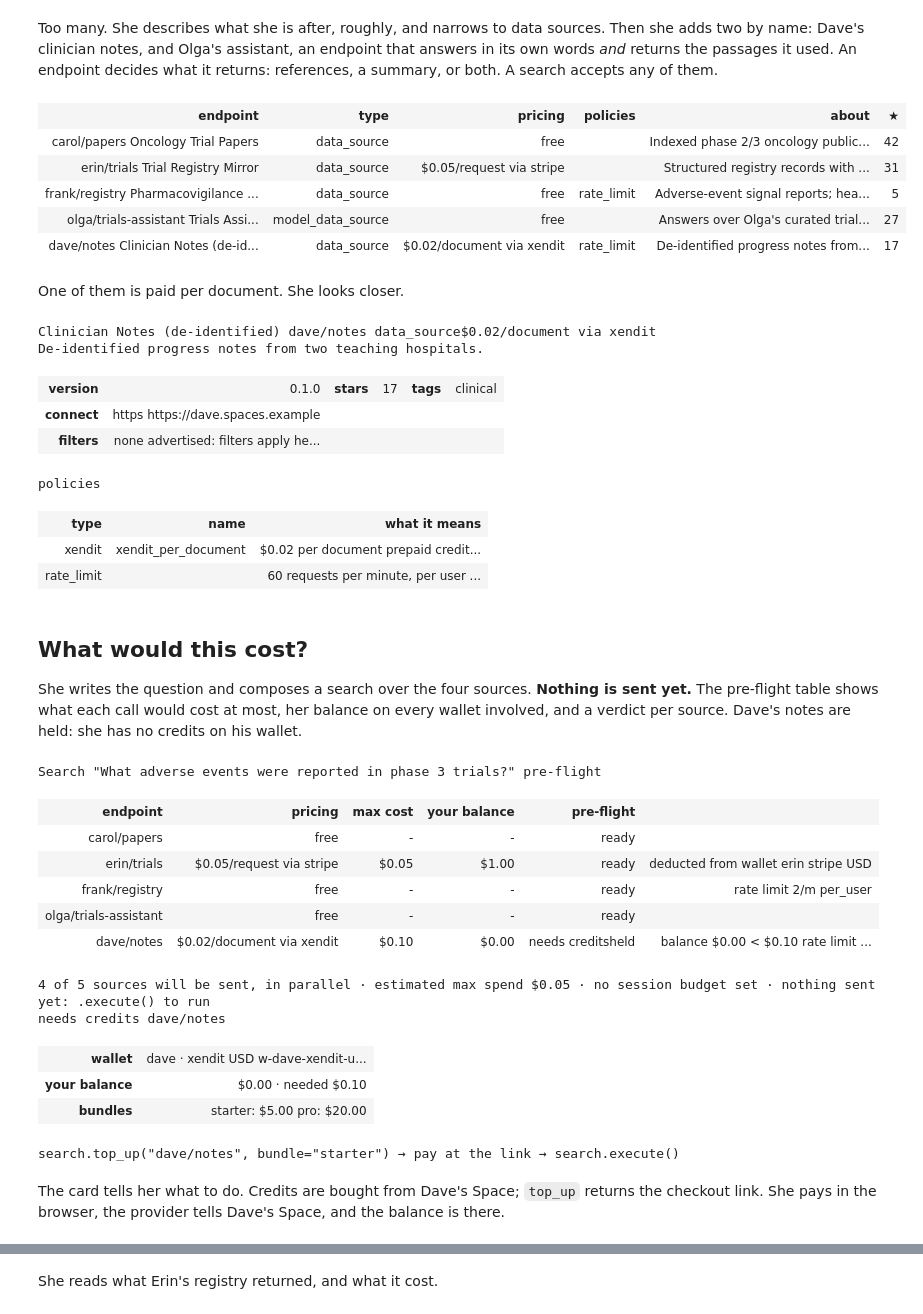
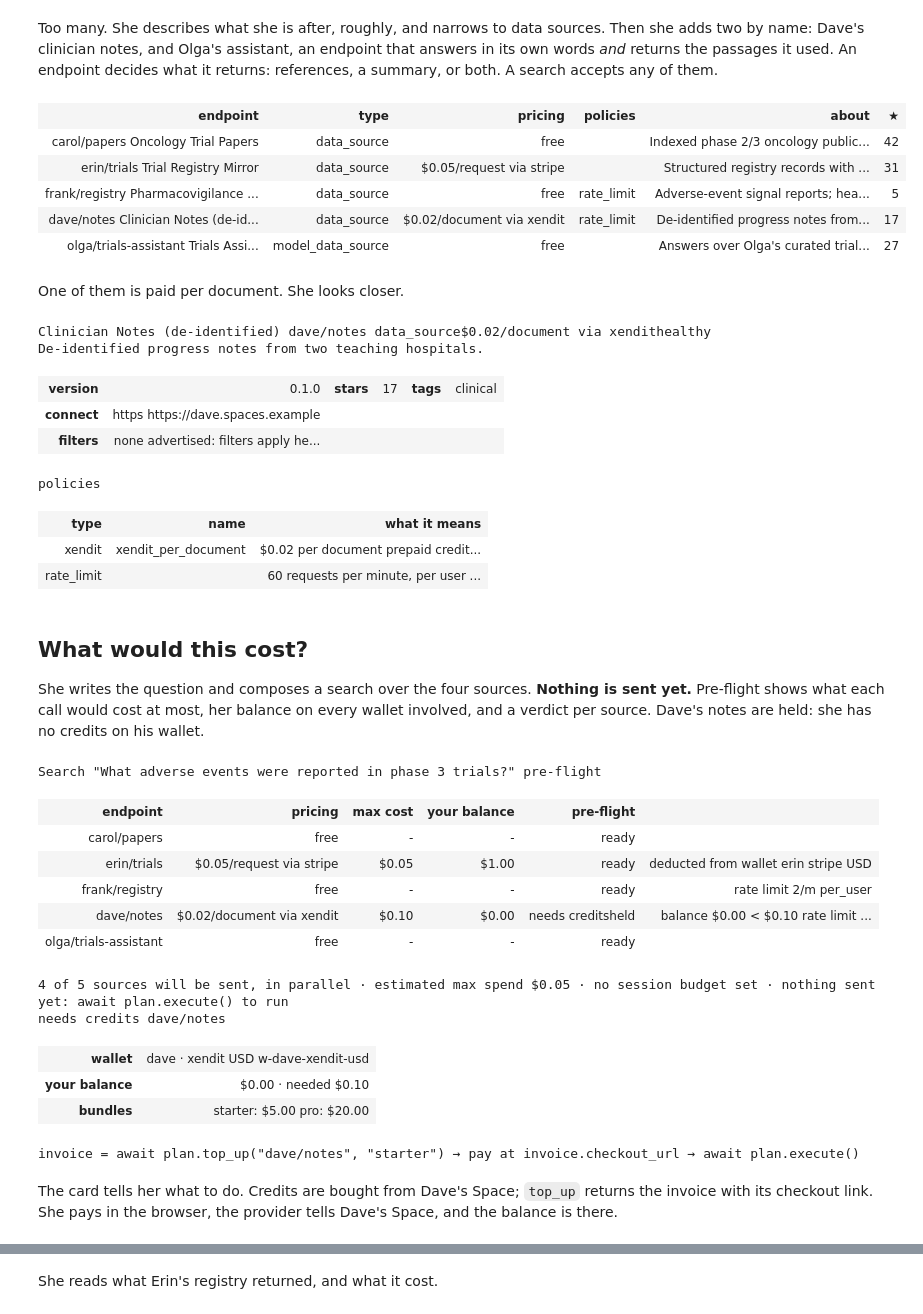
Before and after one commit to OpenMined/syfthub, a Jupyter notebook: sdk/v2/python/story.ipynb, the cells around one changed output, grey strips where cells are left out. Saved outputs shown, nothing was run; the diff lists cells and outputs as text; code cells hidden in the pictures.

```diff
--- a/sdk/v2/python/story.ipynb
+++ b/sdk/v2/python/story.ipynb
@@ -16,0 +9,8 @@ Signed in as alice alice@example.com password
+# %%
+import syfthub
+from syfthub import AsyncHub, Options
+from syfthub.testing import World, MockTransport
+
+world = World()                                     # the mock's stand-in for the outside world
+hub = AsyncHub(options=Options(http_client=MockTransport(world)))
+await hub.login(username="alice", password="secret")
@@ -39,0 +25,3 @@ hub.browse()
+# %%
+eps = await hub.endpoints.list()
+eps
@@ -42,22 +46,21 @@ Too many. She describes what she is after, roughly, and narrows to data sources.
 clinician notes, and Olga's assistant, an endpoint that answers in its own words *and* returns the passages it used.
 An endpoint decides what it returns: references, a summary, or both. A search accepts any of them.
 # %%
-picked = (hub.browse().matching("trial adverse events").filter(type="data_source")
-          + hub.browse().pick("dave/notes", "olga/trials-assistant"))
+picked = eps.matching("trial adverse events").filter(type="data_source") + eps.pick("dave/notes", "olga/trials-assistant")
 picked
 # %% [output]
 | endpoint | type | pricing | policies | about | ★ |
 | carol/papers Oncology Trial Papers | data_source | free |  | Indexed phase 2/3 oncology public... | 42 |
 | erin/trials Trial Registry Mirror | data_source | $0.05/request via stripe |  | Structured registry records with ... | 31 |
 | frank/registry Pharmacovigilance ... | data_source | free | rate_limit | Adverse-event signal reports; hea... | 5 |
+| dave/notes Clinician Notes (de-id... | data_source | $0.02/document via xendit | rate_limit | De-identified progress notes from... | 17 |
 | olga/trials-assistant Trials Assi... | model_data_source | free |  | Answers over Olga's curated trial... | 27 |
-| dave/notes Clinician Notes (de-id... | data_source | $0.02/document via xendit | rate_limit | De-identified progress notes from... | 17 |
 # %% [markdown]
 One of them is paid per document. She looks closer.
 # %%
-hub.get("dave/notes")
+await hub.endpoints.get("dave/notes")
 # %% [output]
-Clinician Notes (de-identified) dave/notes data_source$0.02/document via xendit
+Clinician Notes (de-identified) dave/notes data_source$0.02/document via xendithealthy
 De-identified progress notes from two teaching hospitals.
 | version | 0.1.0 | stars | 17 | tags | clinical |
 | connect | https https://dave.spaces.example |  |  |  |  |
@@ -69,27 +72,27 @@ policies
 # %% [markdown]
 ## What would this cost?
 
-She writes the question and composes a search over the four sources. **Nothing is sent yet.** The pre-flight table shows
-what each call would cost at most, her balance on every wallet involved, and a verdict per source. Dave's notes are held:
+She writes the question and composes a search over the four sources. **Nothing is sent yet.** Pre-flight shows what
+each call would cost at most, her balance on every wallet involved, and a verdict per source. Dave's notes are held:
 she has no credits on his wallet.
 # %%
-search = hub.search("What adverse events were reported in phase 3 trials?", sources=picked)
-search
+plan = hub.search("What adverse events were reported in phase 3 trials?", sources=picked)
+await plan.preflight()
 # %% [output]
 Search "What adverse events were reported in phase 3 trials?" pre-flight
 | endpoint | pricing | max cost | your balance | pre-flight |  |
 | carol/papers | free | - | - | ready |  |
 | erin/trials | $0.05/request via stripe | $0.05 | $1.00 | ready | deducted from wallet erin stripe USD |
 | frank/registry | free | - | - | ready | rate limit 2/m per_user |
+| dave/notes | $0.02/document via xendit | $0.10 | $0.00 | needs creditsheld | balance $0.00 < $0.10 rate limit ... |
 | olga/trials-assistant | free | - | - | ready |  |
-| dave/notes | $0.02/document via xendit | $0.10 | $0.00 | needs creditsheld | balance $0.00 < $0.10 rate limit ... |
-4 of 5 sources will be sent, in parallel · estimated max spend $0.05 · no session budget set · nothing sent yet: .execute() to run
+4 of 5 sources will be sent, in parallel · estimated max spend $0.05 · no session budget set · nothing sent yet: await plan.execute() to run
 needs credits dave/notes
-| wallet | dave · xendit USD w-dave-xendit-u... |
+| wallet | dave · xendit USD w-dave-xendit-usd |
 | your balance | $0.00 · needed $0.10 |
 | bundles | starter: $5.00 pro: $20.00 |
-search.top_up("dave/notes", bundle="starter") → pay at the link → search.execute()
+invoice = await plan.top_up("dave/notes", "starter") → pay at invoice.checkout_url → await plan.execute()
 # %% [markdown]
-The card tells her what to do. Credits are bought from Dave's Space; `top_up` returns the checkout link. She pays in the
-browser, the provider tells Dave's Space, and the balance is there.
+The card tells her what to do. Credits are bought from Dave's Space; `top_up` returns the invoice with its checkout
+link. She pays in the browser, the provider tells Dave's Space, and the balance is there.
 # %%
```
Also changed, not shown: parts of 28 cells of this notebook, 36 other files.
